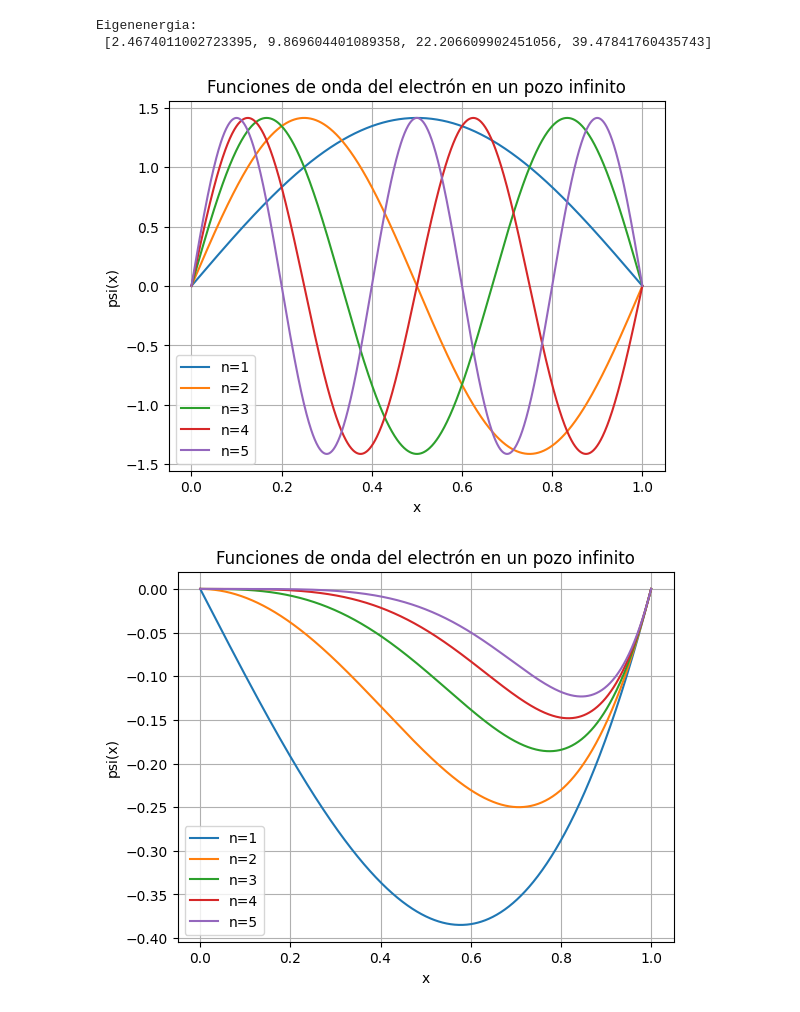
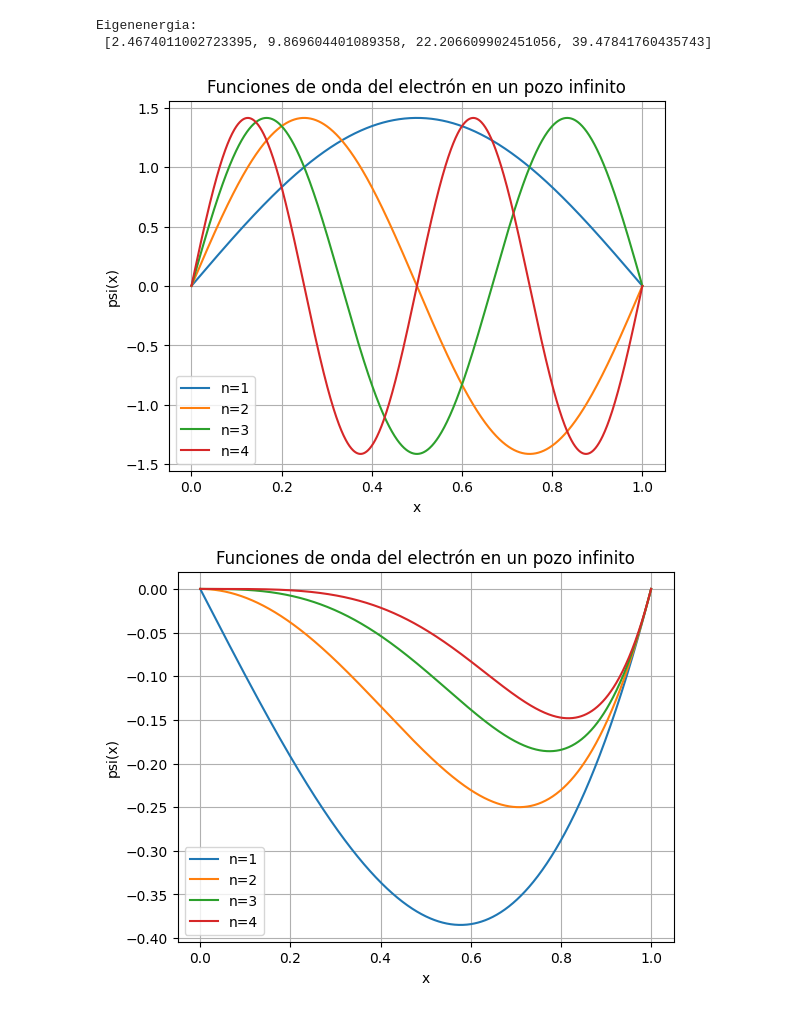
Before and after one commit to Xavier-ML/Computational-Physics-with-Python, a Jupyter notebook: TAREA_1.ipynb, the cells around one changed output. Drawn from its saved outputs; the diff is of its cells as text; code cells hidden in the pictures.

```diff
--- a/TAREA_1.ipynb
+++ b/TAREA_1.ipynb
@@ -16,7 +16,7 @@ def wavefunction_pozo_infinito(x, n):
 # Parámetros del pozo infinito
 x_min = 0  # Límite inferior del pozo
 x_max = 1  # Límite superior del pozo
-n_levels = 5  # Número de niveles de energía para graficar
+n_levels = n  # Número de niveles de energía para graficar
 
 # Crear el vector de puntos x en el rango del pozo infinito
 n_points = 1000  # Número de puntos entre x_min y x_max
@@ -31,10 +31,11 @@ eigenenergieslistA=[]
 
 j = 1
 
-while j < n:
+while j <= n:
     eigenenergiesA = (j**2)*(np.pi**2)/4
     j = j + 1
     eigenenergieslistA.append(eigenenergiesA)
+
 print("Eigenenergia:\n", eigenenergieslistA)
 # Configuración de la gráfica
 plt.xlabel('x')
@@ -53,7 +54,7 @@ def funcion_aproximacion(y, n):
 # Parámetros del pozo infinito
 x_min = 0  # Límite inferior del pozo
 x_max = 1  # Límite superior del pozo
-n_levels = 5  # Número de niveles de energía para graficar
+n_levels = n  # Número de niveles de energía para graficar
 
 # Crear el vector de puntos x en el rango del pozo infinito
 n_points = 1000  # Número de puntos entre x_min y x_max
@@ -157,34 +158,34 @@ matriz_s_minuscula_raiz_inv = np.diag(valores_raiz_inversa_eigenvalores)
 matriz_V = np.dot(matriz_transformacion, matriz_s_minuscula_raiz_inv)
 
 #Matriz V inversa conjugada
 matriz_V_inv = np.linalg.inv(matriz_V).conjugate()
 
 #Matriz de hamilton prima apartir de la matriz_V_inv y matriz_V
 matriz_hamiltoniano_prima = np.matmul(np.matmul(matriz_V_inv, matrix_h), matriz_V)
 
 # Obtener los eigenvalores y eigenvectores de la matriz hamiltoniana prima
 eigenvalores_prima, eigenvectores_prima = np.linalg.eig(matriz_hamiltoniano_prima)
 
 # Imprimir los resultados
 
 print("Matriz Original:\n", matriz)
 print("\nEigenvalores:\n", eigenvalores)
 print("\nEigenvectores:\n", eigenvectores)
 print("\nMatriz Diagonal:\n", matriz_diagonal)
 print("\nMatriz de Transformación:\n", matriz_transformacion)
 print("\nMatriz de Transformación inversa:\n", matriz_transformacion_inv)
 print("\nMatriz Diagonalizada:\n", matriz_diagonalizada)
 print("\nvalores_raiz_inversa_eigenvalores:\n", valores_raiz_inversa_eigenvalores)
 print("\nMatriz s minuscula raiz cuadrada inversa:\n", matriz_s_minuscula_raiz_inv)
 print("\nMatriz V:\n", matriz_V )
 print("\n#Matriz V inversa conjugada:\n", matriz_V_inv )
 print("\n#Matriz de hamilton prima apartir de la matriz_V_inv y matriz_V:\n", matriz_hamiltoniano_prima)
 print("\n#Obtener los eigenvalores de la matriz hamiltoniana prima:\n", eigenvalores_prima)
 print("\n#Obtener los eigenvectores de la matriz hamiltoniana prima:\n", eigenvectores_prima)
 # %% [output]
 Eigenenergia:
  [2.4674011002723395, 9.869604401089358, 22.206609902451056, 39.47841760435743]
-[figure, old version]
+[figure, new version]
-[figure, old version]
+[figure, new version]
 Matriz S:
 
```
Also changed, not shown: parts of 1 cell of this notebook.
